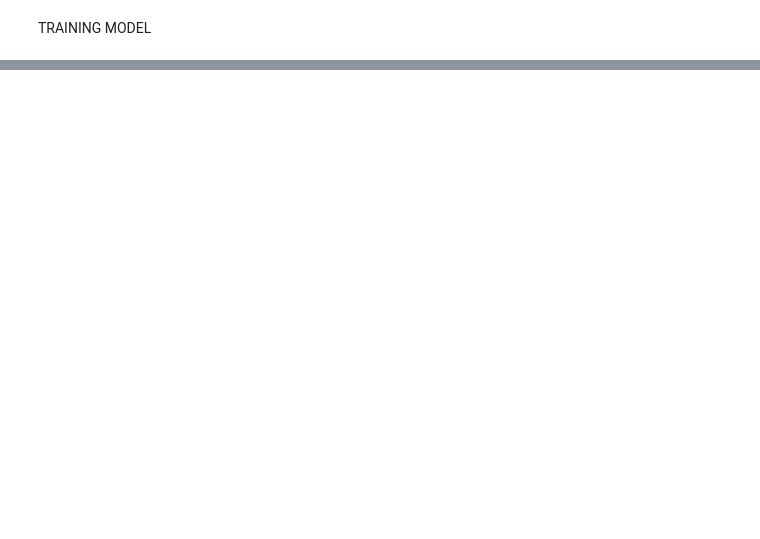
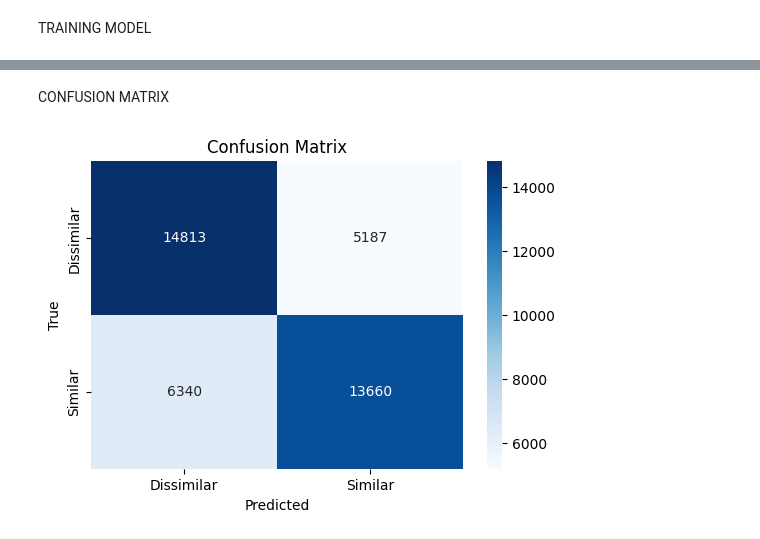
Before and after one commit to bretseabolt/Siamese-Image-Similarity, a Jupyter notebook: Siamese_NN_cifar10.ipynb, the cells around one changed output, grey strips where cells are left out. Cells and saved outputs as stored; diff of their text form; code cells hidden in the pictures; blank space fills up the shorter version.

```diff
--- a/Siamese_NN_cifar10.ipynb
+++ b/Siamese_NN_cifar10.ipynb
@@ -432,0 +363,29 @@ Best Combination: Epochs=20, Batch Size=8, Final Loss=0.0026
+# %% [markdown]
+CONFUSION MATRIX
+# %%
+from sklearn.metrics import confusion_matrix
+import seaborn as sns
+
+def plot_confusion_matrix(model, test_loader):
+    model.eval()
+    true_labels = []
+    pred_labels = []
+    with torch.no_grad():
+        for img1, img2, labels in test_loader:
+            img1, img2, labels = img1.to(device), img2.to(device), labels.to(device)
+            outputs = model(img1, img2)
+            preds = (outputs.squeeze() >= 0.5).float()
+            true_labels.extend(labels.cpu().numpy())
+            pred_labels.extend(preds.cpu().numpy())
+
+    cm = confusion_matrix(true_labels, pred_labels)
+    plt.figure(figsize=(6, 4))
+    sns.heatmap(cm, annot=True, fmt="d", cmap="Blues", xticklabels=["Dissimilar", "Similar"], yticklabels=["Dissimilar", "Similar"])
+    plt.xlabel("Predicted")
+    plt.ylabel("True")
+    plt.title("Confusion Matrix")
+    plt.show()
+
+plot_confusion_matrix(model, test_loader)
+# %% [output]
+[figure, added]
```
Also changed, not shown: parts of 16 cells of this notebook.
